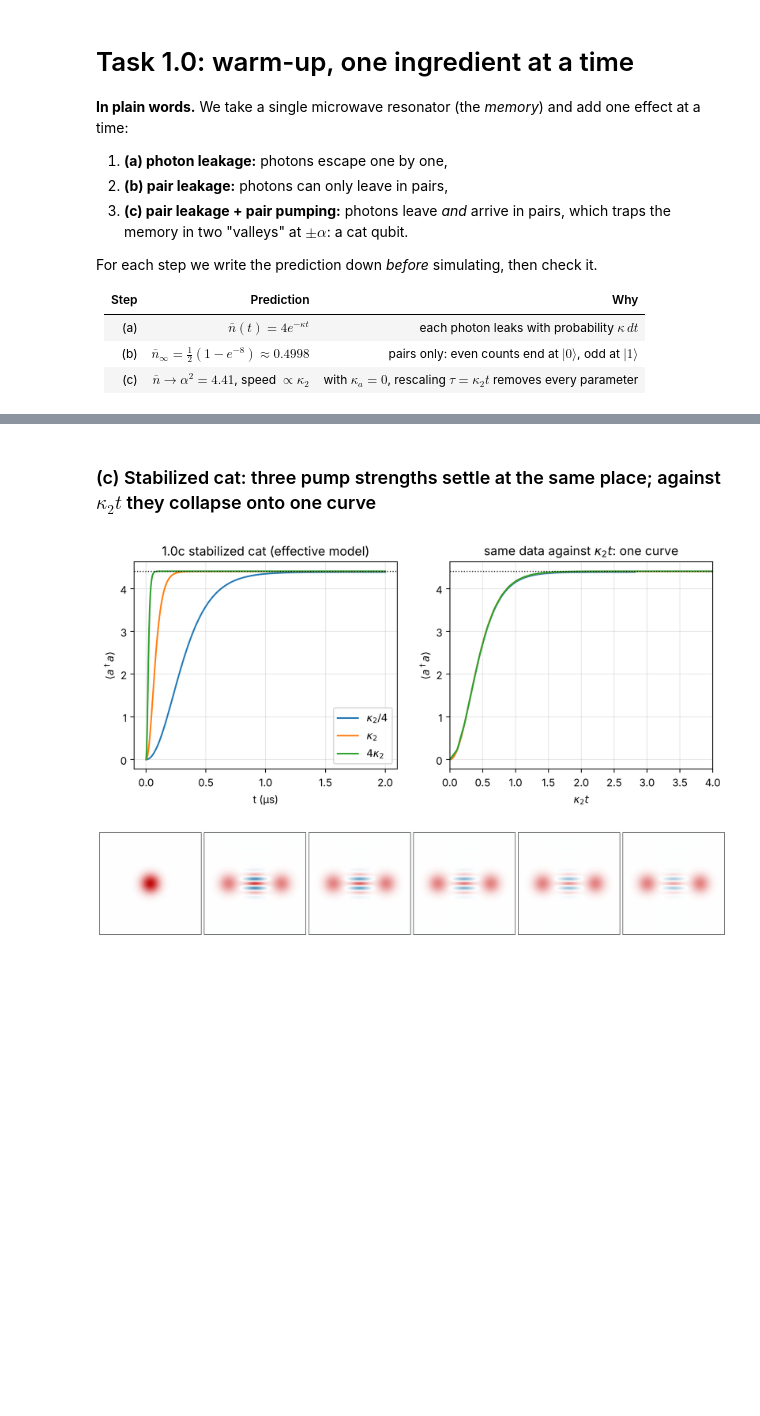
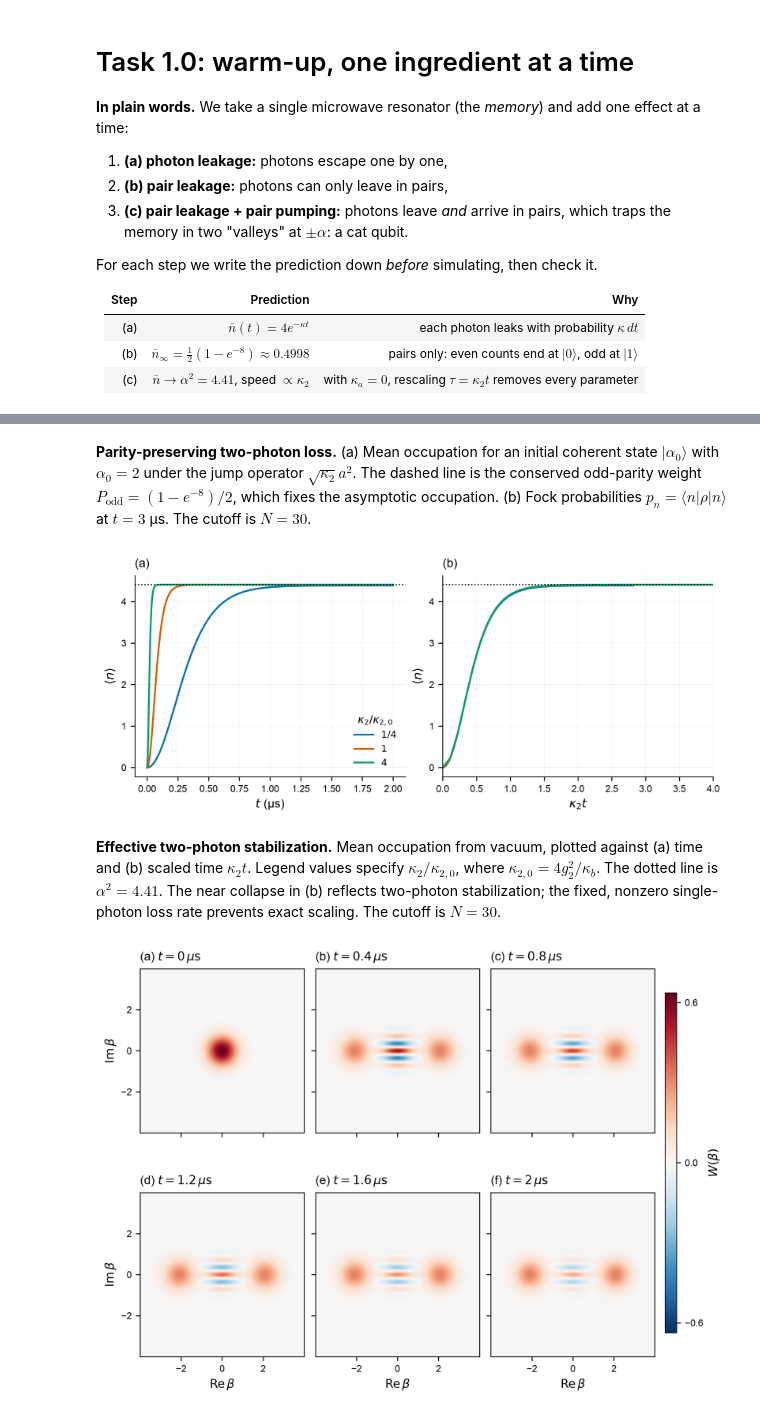
Before and after one commit to pkarakala/duquantum-cat-qubit, a Jupyter notebook: notebooks/01_task_1_0_warmup.ipynb, the cells around one changed output, grey strips where cells are left out. Saved outputs shown, nothing was run; the diff lists cells and outputs as text; code cells hidden in the pictures; blank space fills up the shorter version.

```diff
--- a/notebooks/01_task_1_0_warmup.ipynb
+++ b/notebooks/01_task_1_0_warmup.ipynb
@@ -65,7 +47,12 @@ show('task_1_0b_two_photon_loss')
-# %% [markdown]
-### (c) Stabilized cat: three pump strengths settle at the same place; against $\kappa_2 t$ they collapse onto one curve
+# %% [markdown]
+**Parity-preserving two-photon loss.** (a) Mean occupation for an initial coherent state $|\alpha_0\rangle$ with $\alpha_0=2$ under the jump operator $\sqrt{\kappa_2}a^2$. The dashed line is the conserved odd-parity weight $P_{\mathrm{odd}}=(1-e^{-8})/2$, which fixes the asymptotic occupation. (b) Fock probabilities $p_n=\langle n|\rho|n\rangle$ at $t=3$ µs. The cutoff is $N=30$.
 # %%
-show('task_1_0c_kappa2_sweep'); show('task_1_0c_wigner')
+show('task_1_0c_kappa2_sweep', 850)
 # %% [output]
-[figure, old version]
+[figure, new version]
-[figure, removed]
+# %% [markdown]
+**Effective two-photon stabilization.** Mean occupation from vacuum, plotted against (a) time and (b) scaled time $\kappa_2t$. Legend values specify $\kappa_2/\kappa_{2,0}$, where $\kappa_{2,0}=4g_2^2/\kappa_b$. The dotted line is $\alpha^2=4.41$. The near collapse in (b) reflects two-photon stabilization; the fixed, nonzero single-photon loss rate prevents exact scaling. The cutoff is $N=30$.
+# %%
+show('task_1_0c_wigner', 950)
+# %% [output]
+[figure, added]
```
Also changed, not shown: parts of 11 cells of this notebook, 57 other files.
